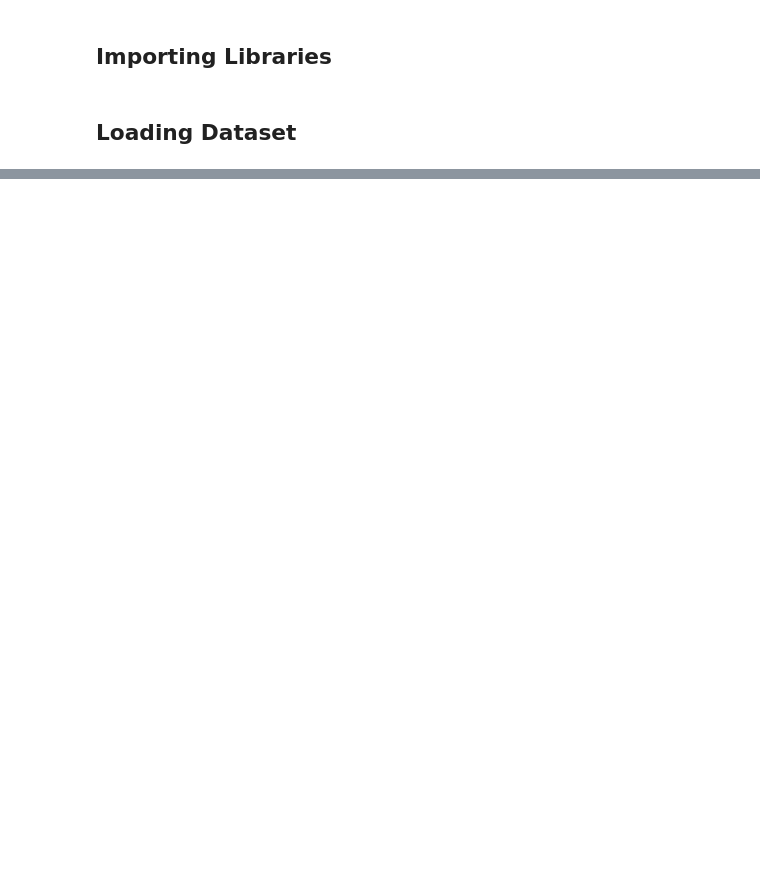
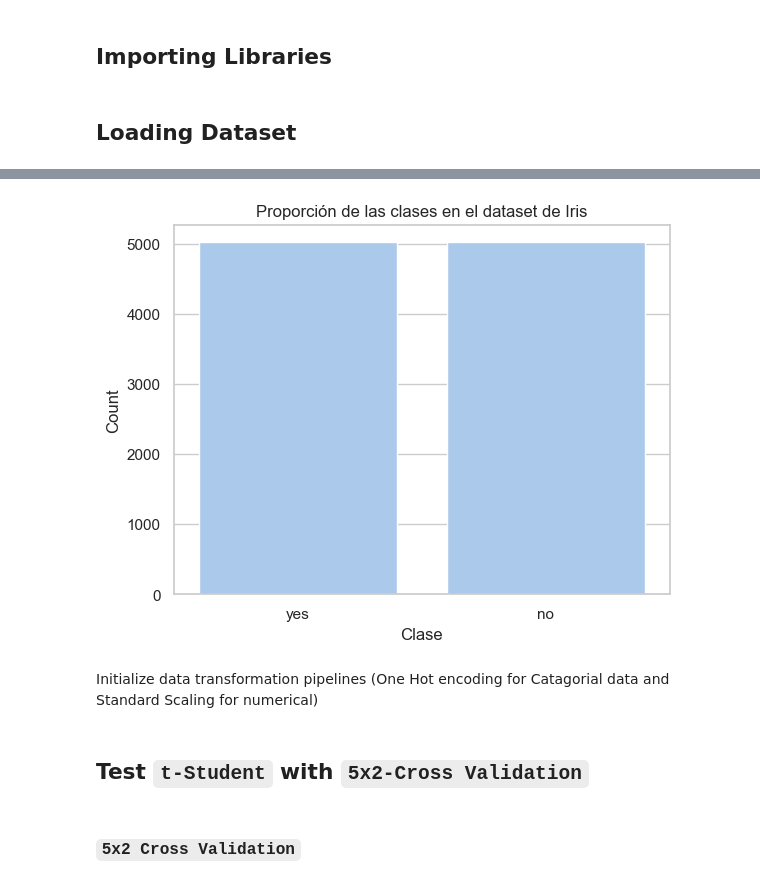
Before and after one commit to TheDandyCodes/Data-Mining, a Jupyter notebook: PECs/PEC1/model_selection.ipynb, the cells around one changed output, grey strips where cells are left out. Cells and saved outputs as stored; diff of their text form; code cells hidden in the pictures; blank space fills up the shorter version.

```diff
--- a/PECs/PEC1/model_selection.ipynb
+++ b/PECs/PEC1/model_selection.ipynb
@@ -34,0 +42,23 @@ El dataset tiene un balanceo perfecto, donde cada clase contiene el mismo númer
+# %%
+df_majority = bank_marketing_df[bank_marketing_df.y == 'no']
+df_minority = bank_marketing_df[bank_marketing_df.y == 'yes']
+
+df_majority_undersampled = df_majority.sample(len(df_minority), random_state=42)
+
+bank_marketing_df = pd.concat([df_majority_undersampled, df_minority])
+
+bank_marketing_df = bank_marketing_df.sample(frac=1, random_state=42).reset_index(drop=True)
+
+X_bank_marketing = bank_marketing_df.drop(columns=['y'])
+y_bank_marketing = bank_marketing_df['y']
+# %%
+sns.set(style="whitegrid", palette="pastel")
+sns.countplot(x='y', data=bank_marketing_df)
+plt.xlabel("Clase")
+plt.ylabel("Count")
+plt.title("Proporción de las clases en el dataset de Iris")
+plt.show()
+# %% [output]
+[figure, added]
+# %% [markdown]
+Initialize data transformation pipelines (One Hot encoding for Catagorial data and Standard Scaling for numerical)
@@ -34,0 +97,4 @@ El dataset tiene un balanceo perfecto, donde cada clase contiene el mismo númer
+# %% [markdown]
+## Test `t-Student` with `5x2-Cross Validation`
+# %% [markdown]
+### `5x2 Cross Validation`
```
Also changed, not shown: parts of 19 cells of this notebook.
